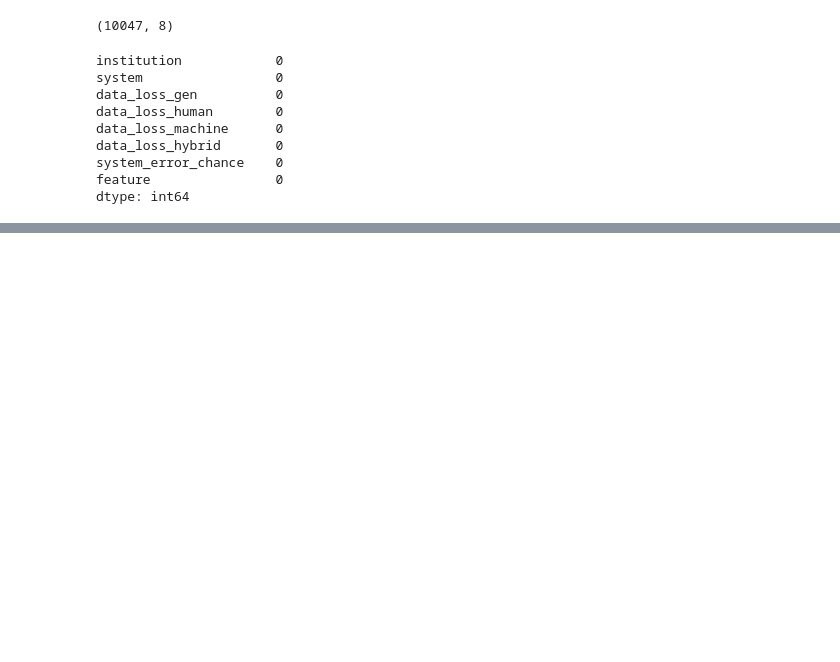
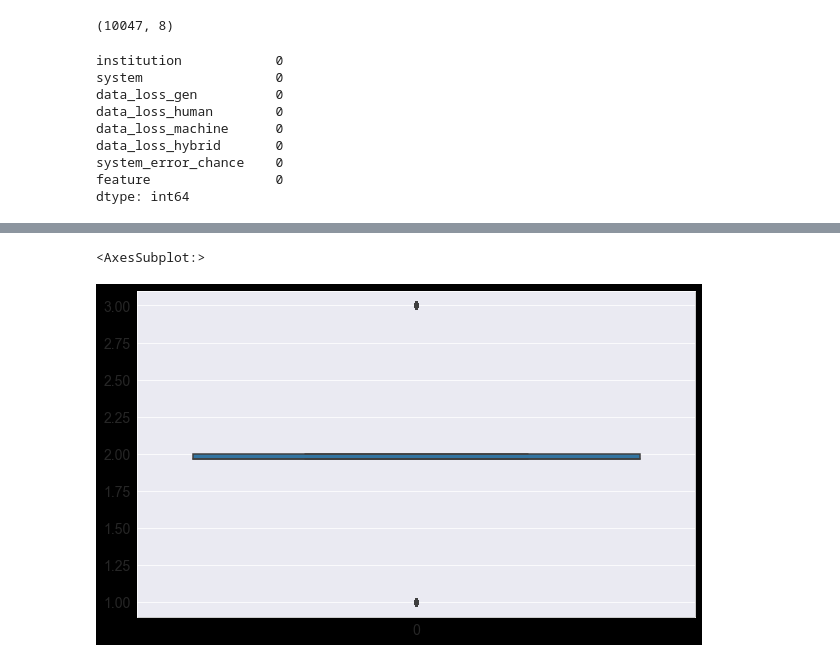
Before and after one commit to wessware/missing_marks_prediction_analysis, a Jupyter notebook: missing_marks_visualization.ipynb, the cells around one changed output, grey strips where cells are left out. Saved outputs shown, nothing was run; the diff lists cells and outputs as text; code cells hidden in the pictures; blank space fills up the shorter version.

```diff
--- a/missing_marks_visualization.ipynb
+++ b/missing_marks_visualization.ipynb
@@ -111,0 +104,5 @@ sns.jointplot(x='institution', y='data_loss_machine', data=dataset, kind='hex')
+# %%
+sns.boxplot(data=dataset[cols[1]])
+# %% [output]
+<AxesSubplot:>
+[figure, added]
```
Also changed, not shown: parts of 26 cells of this notebook, 1 other file.
